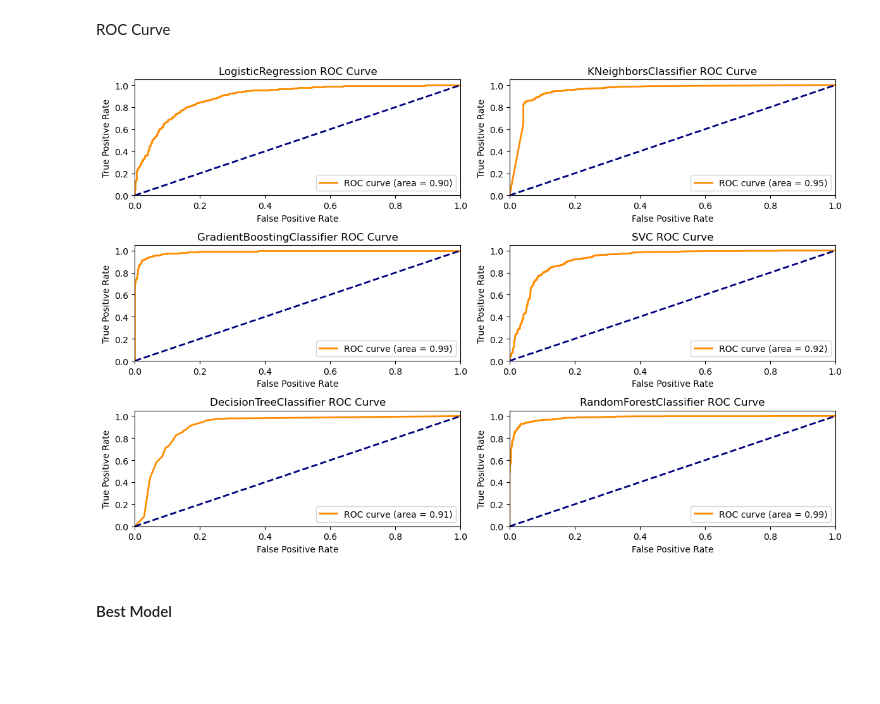
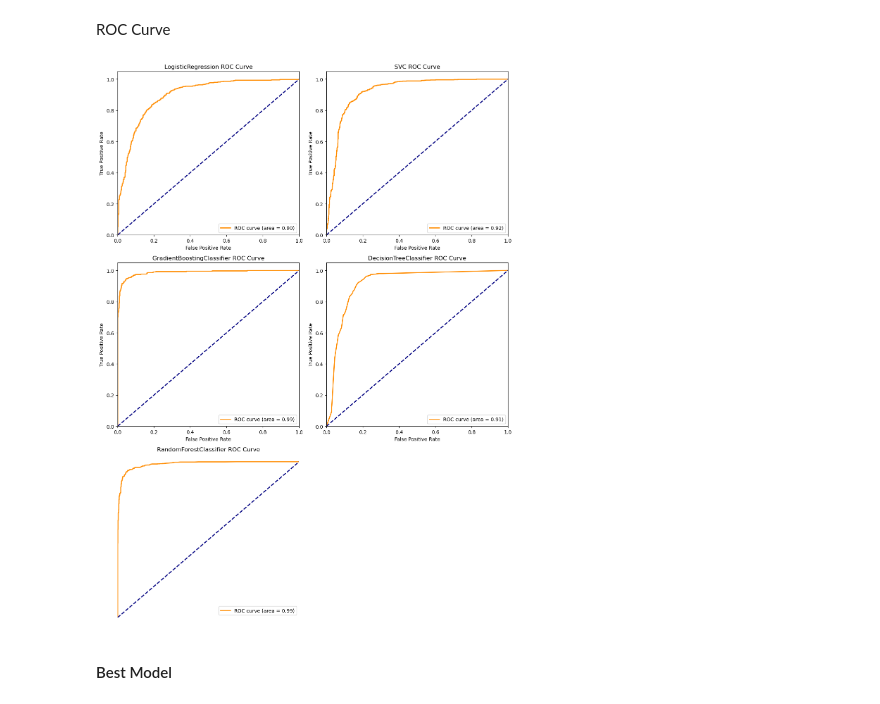
Before and after one commit to rubaawad/Brain_stroke_prediction, a Jupyter notebook: src/components/notebook/data/MODEL TRAINING.ipynb, the cells around one changed output. Saved outputs shown, nothing was run; the diff lists cells and outputs as text; code cells hidden in the pictures; blank space fills up the shorter version.

```diff
--- a/src/components/notebook/data/MODEL TRAINING.ipynb
+++ b/src/components/notebook/data/MODEL TRAINING.ipynb
@@ -194,9 +200,9 @@ RandomForestClassifier()
 Models objects and names
 # %%
 # Define models list
-models = [lr, knn, gb, svm, dt, rf]
+models = [lr, gb, svm, dt, rf,voting_ensemble]
 # List of model names
-models_names = ["Logistic Regression", "K-Nearest Neighbors", "Gradient Boosting", "Support Vector Machine", "Decision Tree", "Random Forest"]
+models_names = ["Logistic Regression",  "Gradient Boosting", "Support Vector Machine", "Decision Tree", "Random Forest","Voting Ensemble"]
 # %% [markdown]
 ### Assess the complexity of each model
 # %%
@@ -609,6 +563,5 @@ recall_score: 0.9527801344783688
 # %% [markdown]
 ###  Evaluate The models after Parameters tuning
 # %%
-models = [lr, knn, gb, svm, dt, rf]
 # compute evaluation metrics for all models
 models_cm_df, models_metrics_df = evaluate_all_models(models, X_test, y_test)
@@ -698,11 +653,11 @@ def plot_precision_recall_vs_threshold(precisions, recalls, thresholds, model_na
 # %%
 # Define the models
-precision_recall_curve_models = [lr, knn, gb, dt, rf]
-model_names = ["Logistic Regression", "K-Nearest Neighbors", "Gradient Boosting", "Decision Tree", "Random Forest"]
+precision_recall_curve_models = [lr,  gb, dt, rf]
+model_names = ["Logistic Regression",  "Gradient Boosting", "Decision Tree", "Random Forest"]
 # Calculate the number of plots based on the number of numerical columns
 num_plots = len(precision_recall_curve_models)
 # Define the number of rows and columns for the grid layout
-num_rows = 3
+num_rows = 2
 num_cols = 2
 
 # Create a figure and a set of subplots with the specified number of rows and columns
@@ -792,6 +714,9 @@ def roc_threshold(y_test, y_scores, threshold):
 
     return y_pred
 # %%
+# Define the models
+models = [lr, svm, gb, dt, rf]
+model_names = ["Logistic Regression", "Support Vector Machine", "Gradient Boosting", "Decision Tree", "Random Forest"]
 # Define a function to plot ROC curve
 def plot_roc_curve(model, X_test, y_test, ax=None):
     # Predict probabilities for positive class
@@ -823,22 +748,24 @@ def plot_roc_curve(model, X_test, y_test, ax=None):
 # %%
 # Define the number of rows and columns for the subplot grid
 num_rows = 3
 num_cols = 2
 
 # Create subplots
-fig, axes = plt.subplots(num_rows, num_cols, figsize=(12, 8))
+fig, axes = plt.subplots(num_rows, num_cols, figsize=(12, 16))
 
 # Flatten the axes array to iterate over subplots
 axes = axes.flatten()
 
 for i, model in enumerate(models):
        plot_roc_curve(model, X_test, y_test, ax=axes[i])
        axes[i].set_title(f"{model.__class__.__name__} ROC Curve")
-
+# Hide empty subplots beyond the number of plots
+for i in range(num_plots, num_rows*num_cols):
+    axes[i].axis('off')  # Turn off axis for empty subplots
 # Adjust layout to prevent overlapping
 plt.tight_layout()
 plt.show()
 # %% [output]
-[figure, old version]
+[figure, new version]
 # %% [markdown]
 #### Best Model
```
Also changed, not shown: parts of 32 cells of this notebook, 1 other file.
